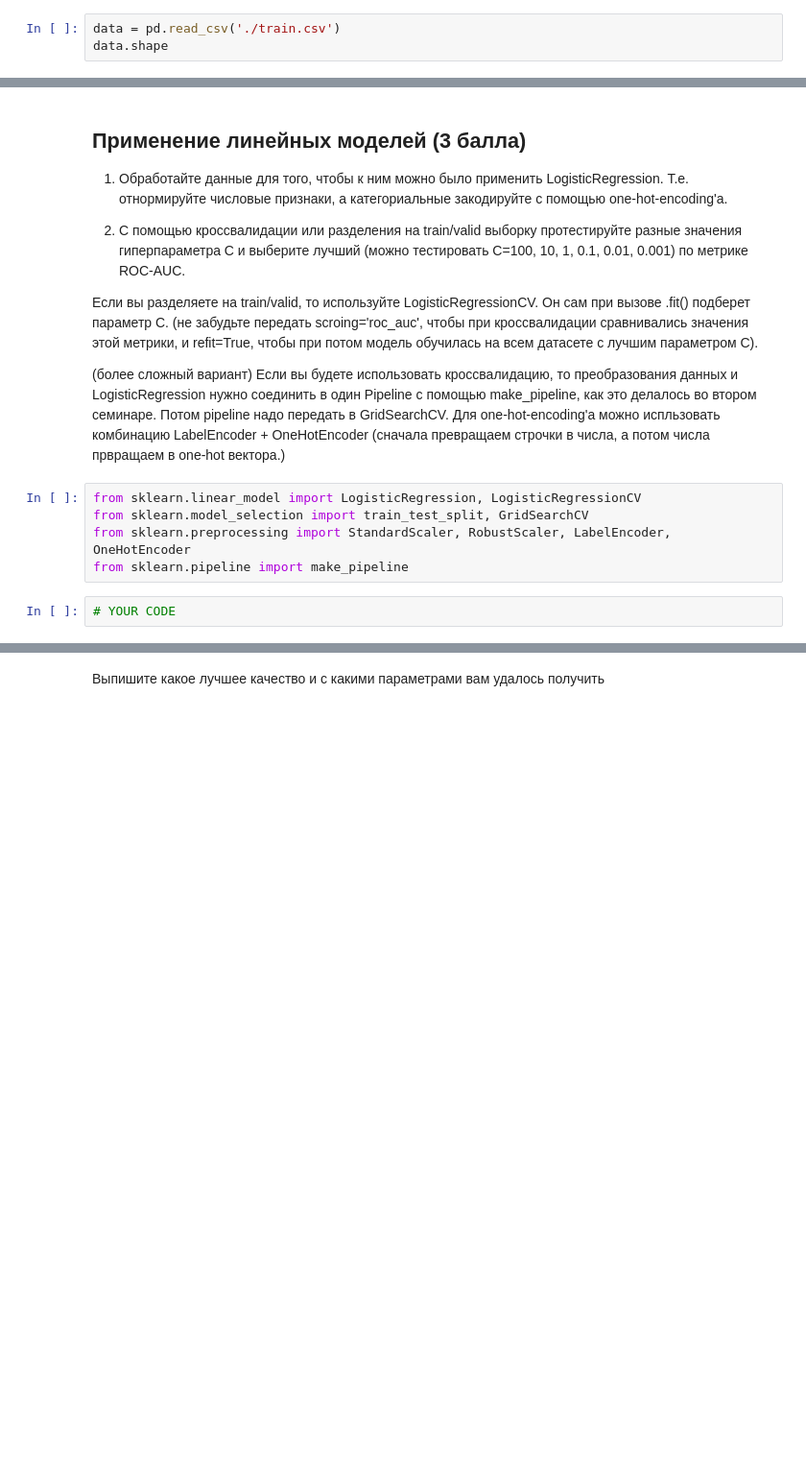
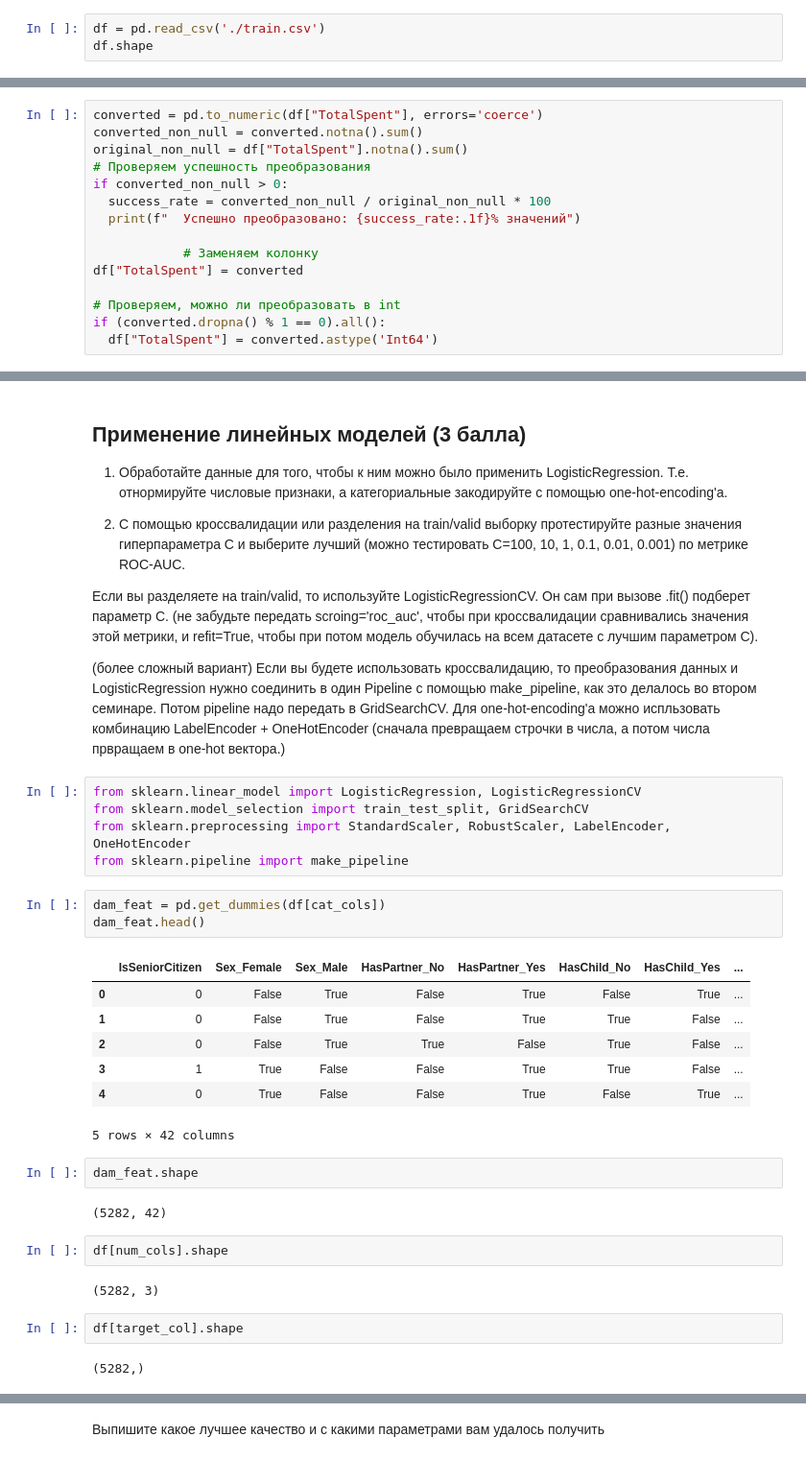
Before and after one commit to Ggh13/DLS_2025, a Jupyter notebook: week_03_composition_model_selection/Homework/hw_3_kaggle.ipynb, the cells around one changed output, grey strips where cells are left out. Shown at 96% size. Saved outputs shown, nothing was run; the diff lists cells and outputs as text; blank space fills up the shorter version.

```diff
--- a/week_03_composition_model_selection/Homework/hw_3_kaggle.ipynb
+++ b/week_03_composition_model_selection/Homework/hw_3_kaggle.ipynb
@@ -117,8 +117,8 @@ Downloading...
 From: https://drive.google.com/uc?id=199Mt4OYZNaelT83U-HGDsEYs2YcUGQ6y
 To: /content/submission.csv
 # %%
-data = pd.read_csv('./train.csv')
-data.shape
+df = pd.read_csv('./train.csv')
+df.shape
 # %% [output]
 (5282, 20)
 # %%
@@ -195,0 +194,15 @@ target_col = 'Churn'
+# %%
+converted = pd.to_numeric(df["TotalSpent"], errors='coerce')
+converted_non_null = converted.notna().sum()
+original_non_null = df["TotalSpent"].notna().sum()
+# Проверяем успешность преобразования
+if converted_non_null > 0:
+  success_rate = converted_non_null / original_non_null * 100
+  print(f"  Успешно преобразовано: {success_rate:.1f}% значений")
+
+            # Заменяем колонку
+df["TotalSpent"] = converted
+
+# Проверяем, можно ли преобразовать в int
+if (converted.dropna() % 1 == 0).all():
+  df["TotalSpent"] = converted.astype('Int64')
@@ -225,5 +238,26 @@ from sklearn.linear_model import LogisticRegression, LogisticRegressionCV
 from sklearn.model_selection import train_test_split, GridSearchCV
 from sklearn.preprocessing import StandardScaler, RobustScaler, LabelEncoder, OneHotEncoder
 from sklearn.pipeline import make_pipeline
-# %%
-# YOUR CODE
+# %%
+dam_feat = pd.get_dummies(df[cat_cols])
+dam_feat.head()
+# %% [output]
+|  | IsSeniorCitizen | Sex_Female | Sex_Male | HasPartner_No | HasPartner_Yes | HasChild_No | HasChild_Yes | ... |
+| 0 | 0 | False | True | False | True | False | True | ... |
+| 1 | 0 | False | True | False | True | True | False | ... |
+| 2 | 0 | False | True | True | False | True | False | ... |
+| 3 | 1 | True | False | False | True | True | False | ... |
+| 4 | 0 | True | False | False | True | False | True | ... |
+5 rows × 42 columns
+# %%
+dam_feat.shape
+# %% [output]
+(5282, 42)
+# %%
+df[num_cols].shape
+# %% [output]
+(5282, 3)
+# %%
+df[target_col].shape
+# %% [output]
+(5282,)
```
Also changed, not shown: parts of 18 cells of this notebook.
